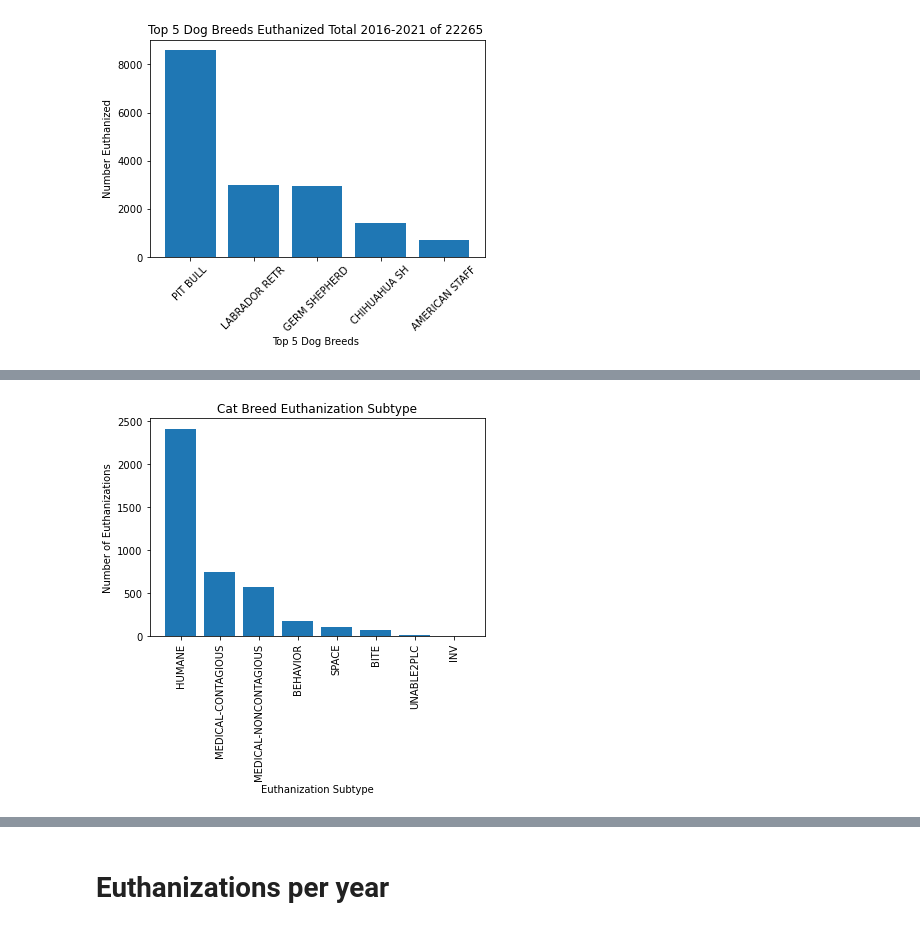
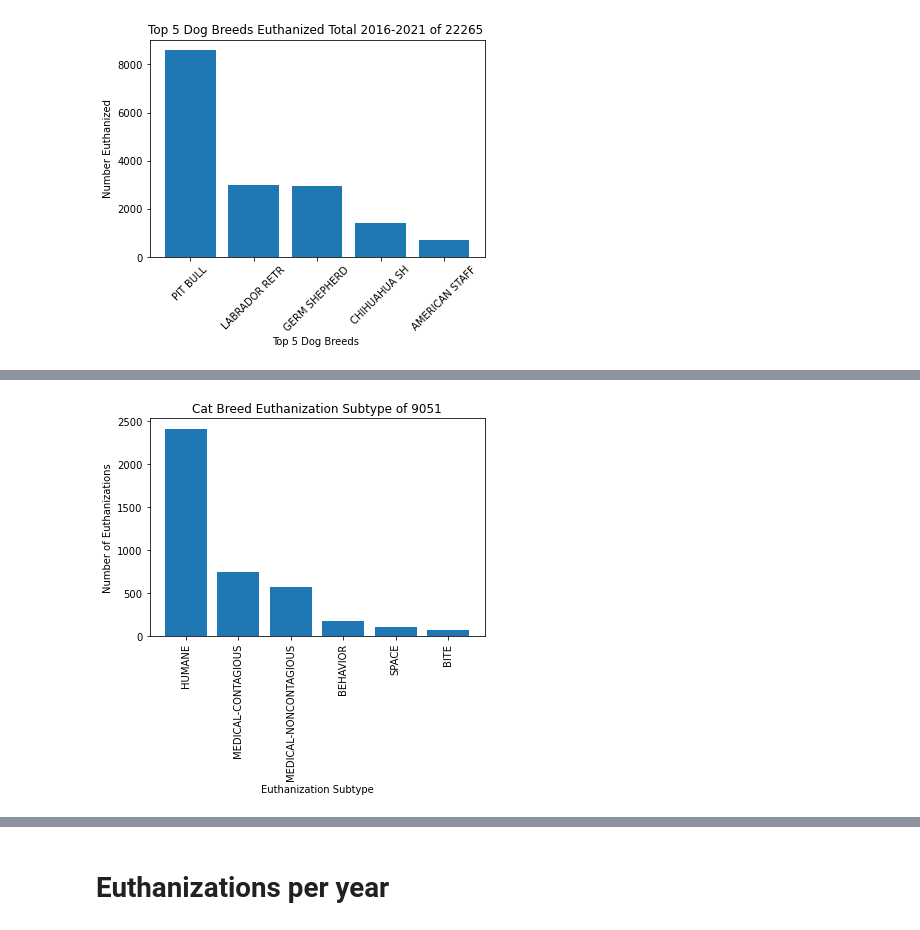
Before and after one commit to jconcha56429/Project1, a Jupyter notebook: Euthanization/Euthanization.ipynb, the cells around one changed output, grey strips where cells are left out. Cells and saved outputs as stored; diff of their text form; code cells hidden in the pictures.

```diff
--- a/Euthanization/Euthanization.ipynb
+++ b/Euthanization/Euthanization.ipynb
@@ -86,11 +86,12 @@ plt.show()
 # %%
 # dog by euthanization subtype
 sub_dog = sub_euth.loc[sub_euth['Animal Type'] == 'DOG']
-sub_dog_count = sub_dog['Outcome Subtype'].value_counts()
+sub_dog_count = sub_dog['Outcome Subtype'].value_counts().head(6)
 plt.bar(sub_dog_count.index,sub_dog_count)
 plt.xticks(rotation=90)
-plt.title('Dog Breed Euthanization Subtype')
+plt.title(f'Dog Breed Euthanization Subtype of {total_dogs}')
 plt.xlabel('Euthanization Subtype')
 plt.ylabel('Number of Euthanizations')
+plt.savefig('../Output/Euth_subtype_dog',bbox_inches='tight')
 plt.show()
 # %% [output]
@@ -98,24 +99,25 @@ plt.show()
 # %%
 # cat by euthanization subtype
 sub_cat = sub_euth.loc[sub_euth['Animal Type'] == 'CAT']
-sub_cat_count = sub_cat['Outcome Subtype'].value_counts()
+sub_cat_count = sub_cat['Outcome Subtype'].value_counts().head(6)
 plt.bar(sub_cat_count.index, sub_cat_count)
 plt.xticks(rotation=90)
-plt.title('Cat Breed Euthanization Subtype')
+plt.title(f'Cat Breed Euthanization Subtype of {total_cats}')
 plt.xlabel('Euthanization Subtype')
 plt.ylabel('Number of Euthanizations')
-plt.show()
 # cat and dog by euthanization subtype and percentage
 cat_percent = pd.DataFrame(round((sub_cat_count)/(sub_cat_count.sum())*100,2))
 cat_percent['Outcome Subtype'] = cat_percent['Outcome Subtype'].astype(str) + '%'
 dog_percent = pd.DataFrame(round((sub_dog_count)/(sub_dog_count.sum())*100,2))
 dog_percent['Outcome Subtype'] = dog_percent['Outcome Subtype'].astype(str) + '%'
 cat_breed_outcomes = pd.merge(sub_cat_count,cat_percent,left_index= True,right_index= True)
 sub_dog_count=pd.DataFrame(sub_dog_count)
 dog_breed_outcomes = pd.merge(sub_dog_count,dog_percent,left_index=True,right_index=True)
 outcomes_combined = pd.merge(dog_breed_outcomes,cat_breed_outcomes,left_index=True,right_index=True)
 outcomes_combined.rename(columns={'Outcome Subtype_x_x':'Dog Euthanization Outcomes','Outcome Subtype_y_x':'Dog Euthanization Percents',
                                  'Outcome Subtype_x_y':'Cat Euthanization Outcomes','Outcome Subtype_y_y':'Cat euthanization Percents'},inplace=True)
 outcomes_combined
+plt.savefig('../Output/Euth_subtype_cat',bbox_inches='tight')
+plt.show()
 # %% [output]
-[figure, old version]
+[figure, new version]
```
Also changed, not shown: parts of 10 cells of this notebook, 10 other files.
